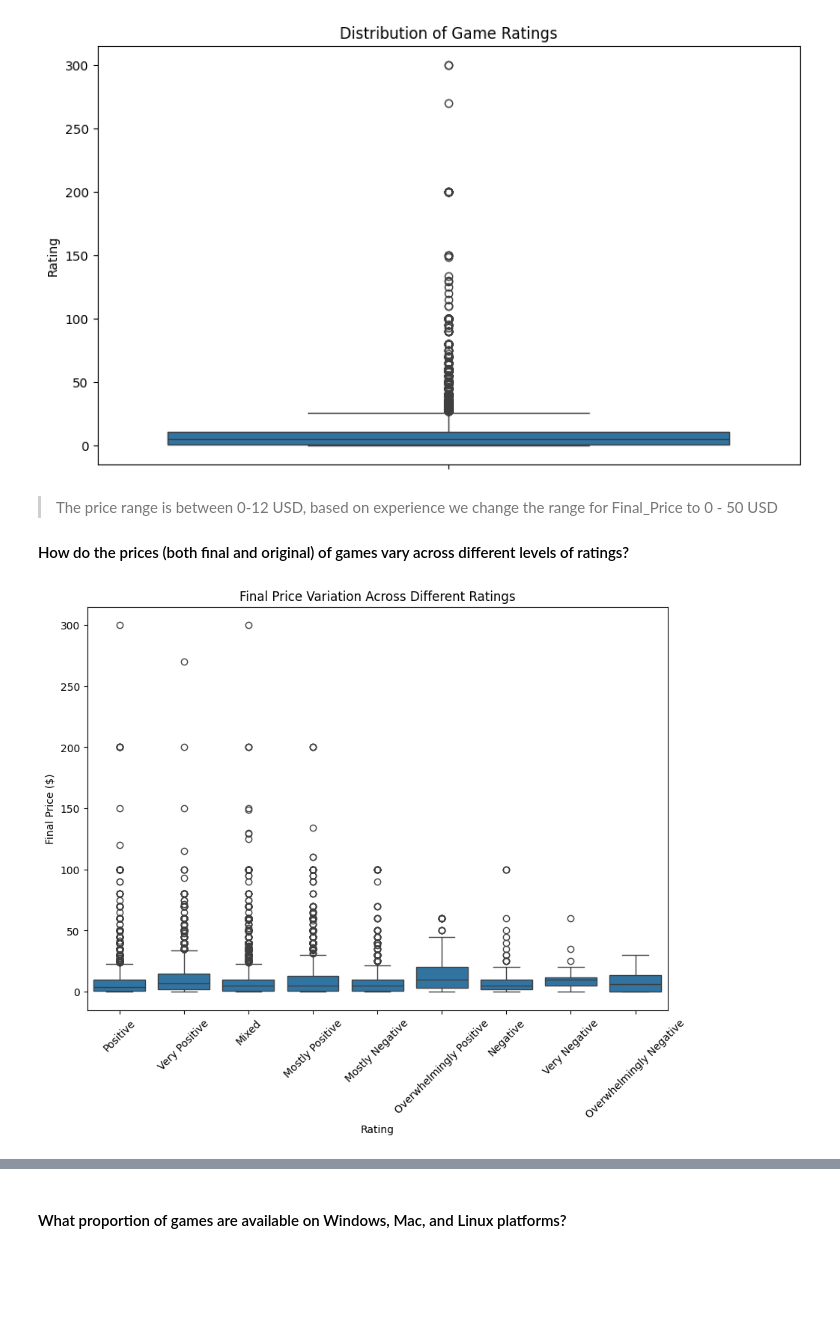
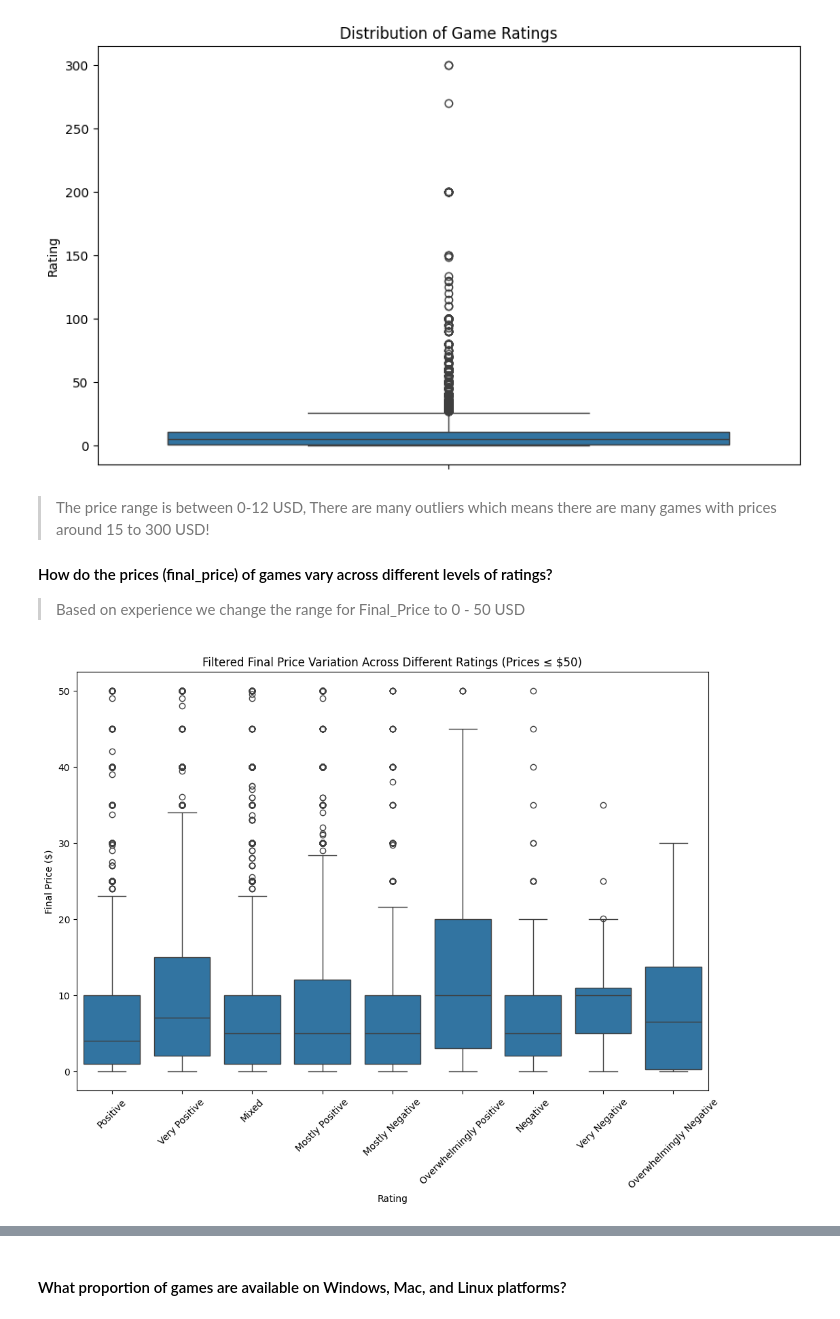
Before and after one commit to Darknight47/Data-Science-Project-02, a Jupyter notebook: steam_game_recommendation.ipynb, the cells around one changed output, grey strips where cells are left out. Drawn from its saved outputs; the diff is of its cells as text; code cells hidden in the pictures; blank space fills up the shorter version.

Commit message:
final_price in different ratings

```diff
--- a/steam_game_recommendation.ipynb
+++ b/steam_game_recommendation.ipynb
@@ -106,16 +106,20 @@ plt.show()
 # %% [output]
 [figure]
 # %% [markdown]
-> The price range is between 0-12 USD, based on experience we change the range for Final_Price to 0 - 50 USD
-#### How do the prices (both final and original) of games vary across different levels of ratings?
+> The price range is between 0-12 USD, There are many outliers which means there are many games with prices around 15 to 300 USD!
+#### How do the prices (final_price) of games vary across different levels of ratings?
+> Based on experience we change the range for Final_Price to 0 - 50 USD
+# %%
+# Filter out outliers in the final prices
+filtered_games_df = games_df[games_df['price_final'] <= 50]
 # %%
-# Boxplot for final prices based on ratings
-plt.figure(figsize=(10, 7))
-sns.boxplot(x='rating', y='price_final', data=games_df, order=games_df['rating'].value_counts().index)
-plt.title('Final Price Variation Across Different Ratings')
+# Boxplot for final prices within the $0-$50 range based on ratings
+plt.figure(figsize=(12, 8))
+sns.boxplot(x='rating', y='price_final', data=filtered_games_df, order=filtered_games_df['rating'].value_counts().index)
+plt.title('Filtered Final Price Variation Across Different Ratings (Prices ≤ $50)')
 plt.xlabel('Rating')
 plt.ylabel('Final Price ($)')
 plt.xticks(rotation=45)
 plt.show()
 # %% [output]
-[figure, old version]
+[figure, new version]
```
Also changed, not shown: parts of 3 cells of this notebook.
